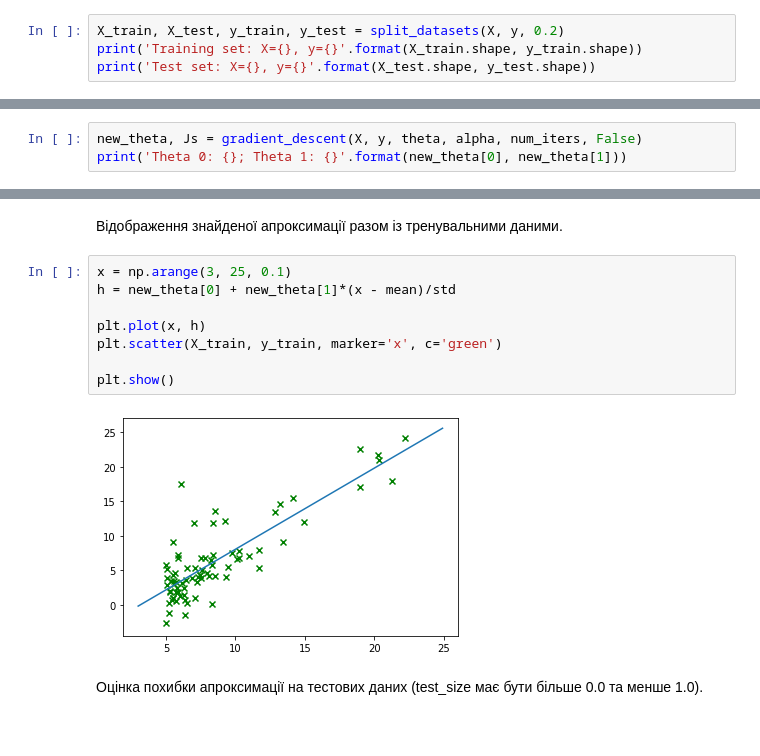
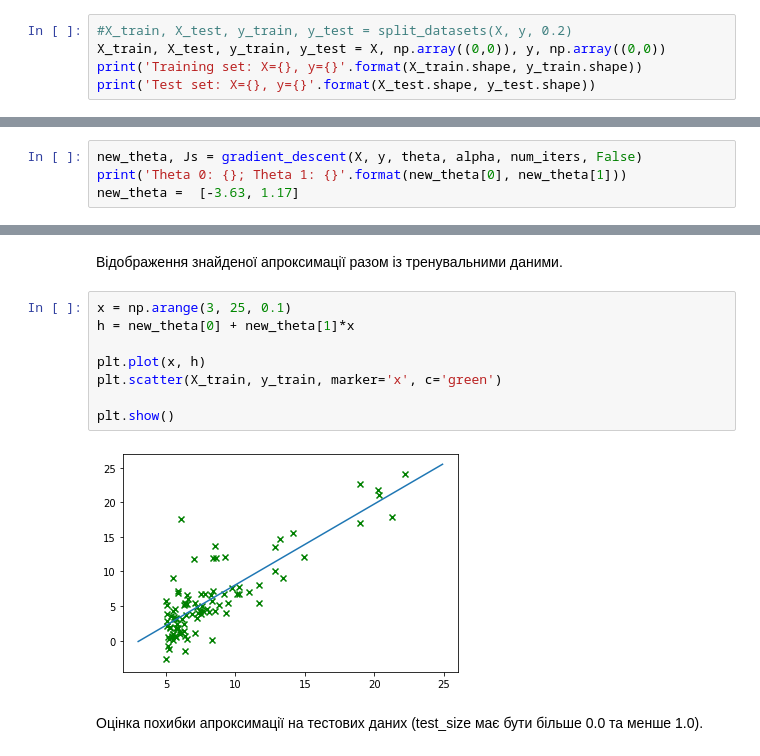
Before and after one commit to BohdanBuhrii/Machine-Learning, a Jupyter notebook: Linear Regression/burrito.ipynb, the cells around one changed output, grey strips where cells are left out. Cells and saved outputs as stored; diff of their text form.

```diff
--- a/Linear Regression/burrito.ipynb
+++ b/Linear Regression/burrito.ipynb
@@ -218,7 +218,8 @@ Dataset: X=(97,), y=(97,)
 # %% [markdown]
 Розбиття датасету на частини:
 # %%
-X_train, X_test, y_train, y_test = split_datasets(X, y, 0.2)
+#X_train, X_test, y_train, y_test = split_datasets(X, y, 0.2)
+X_train, X_test, y_train, y_test = X, np.array((0,0)), y, np.array((0,0))
 print('Training set: X={}, y={}'.format(X_train.shape, y_train.shape))
 print('Test set: X={}, y={}'.format(X_test.shape, y_test.shape))
 # %% [output]
@@ -260,4 +262,5 @@ num_iters = 1500
 # %%
 new_theta, Js = gradient_descent(X, y, theta, alpha, num_iters, False)
 print('Theta 0: {}; Theta 1: {}'.format(new_theta[0], new_theta[1]))
+new_theta =  [-3.63, 1.17]
 # %% [output]
@@ -289,14 +292,14 @@ plot_J(X, y)
 Відображення знайденої апроксимації разом із тренувальними даними.
 # %%
 x = np.arange(3, 25, 0.1)
-h = new_theta[0] + new_theta[1]*(x - mean)/std
+h = new_theta[0] + new_theta[1]*x
 
 plt.plot(x, h)
 plt.scatter(X_train, y_train, marker='x', c='green')
 
 plt.show()
 # %% [output]
-[figure, old version]
+[figure, new version]
 # %% [markdown]
 Оцінка похибки апроксимації на тестових даних (test_size має бути більше 0.0 та менше 1.0).
 # %%
```
Also changed, not shown: parts of 8 cells of this notebook, 5 other files.
